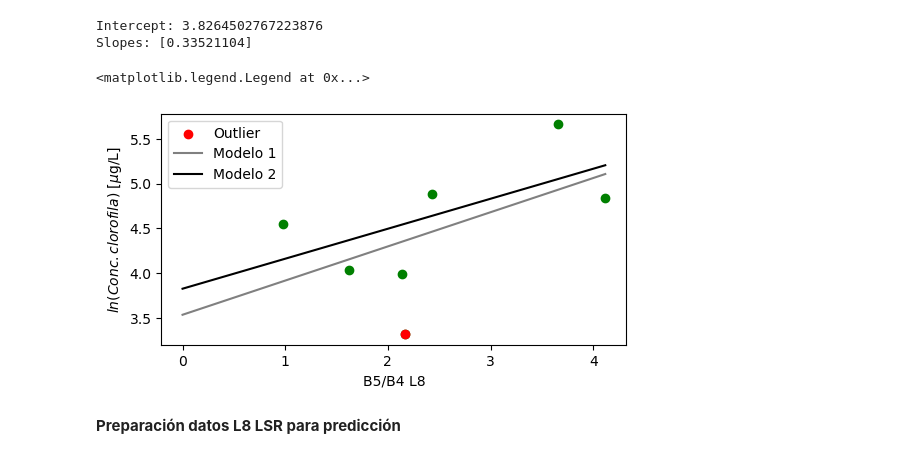
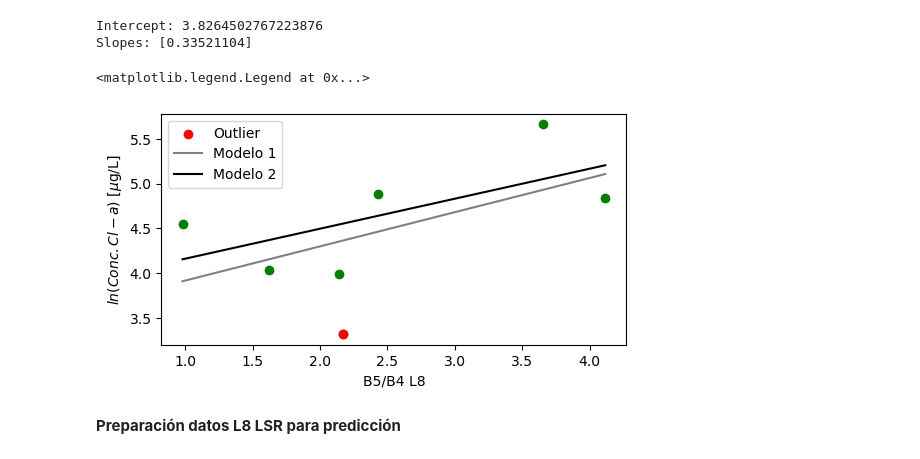
Before and after one commit to francobarrionuevoenv21/MAIE_devs_pub, a Jupyter notebook: Teledt_ambiental/TP2_Clorofila-a/TP2_chlorophyl_SanRoque_L8.ipynb, the cells around one changed output. Saved outputs shown, nothing was run; the diff lists cells and outputs as text; code cells hidden in the pictures.

```diff
--- a/Teledt_ambiental/TP2_Clorofila-a/TP2_chlorophyl_SanRoque_L8.ipynb
+++ b/Teledt_ambiental/TP2_Clorofila-a/TP2_chlorophyl_SanRoque_L8.ipynb
@@ -566,30 +563,30 @@ Slopes: [0.33521104]
 # %%
 # Plot fitted model
 
 # Fitting x and y values
 xFit_vis = b5b4_data
 yFit_vis = log_clor
 xFit_vis02 = b5b4_data_upd
 yFit_vis02 = log_clor_upd
 
 # Model x and y values
-xMod_vis = np.linspace(0, b5b4_data.max(), 1000)
+xMod_vis = np.linspace(b5b4_data.min(), b5b4_data.max(), 1000)
 yMod_vis = xMod_vis*slopes+intercept
-xMod_vis02 = np.linspace(0, b5b4_data_upd.max(), 1000)
+xMod_vis02 = np.linspace(b5b4_data.min(), b5b4_data_upd.max(), 1000)
 yMod_vis02 = xMod_vis02*slopes_02+intercept_02
 
 # Visualize data and model
 fig, ax = plt.subplots(figsize=(6, 3))
 ax.scatter(xFit_vis, yFit_vis, color='green')
 ax.scatter(xFit_vis[-1], yFit_vis[-1], color='red', label='Outlier')
 ax.plot(xMod_vis, yMod_vis, color='gray', label='Modelo 1')
 ax.plot(xMod_vis02, yMod_vis02, color='black', label='Modelo 2')
 ax.set_xlabel('B5/B4 L8', fontsize=10)
-ax.set_ylabel('$ln(Conc. clorofila)$ [$\mu$g/L]', fontsize=10)
+ax.set_ylabel('$ln(Conc. Cl-a)$ [$\mu$g/L]', fontsize=10)
 ax.legend(fontsize=10)
 # %% [output]
 <matplotlib.legend.Legend at 0x...>
-[figure, old version]
+[figure, new version]
 # %% [markdown]
 **Preparación datos L8 LSR para predicción**
 # %%
```
Also changed, not shown: parts of 13 cells of this notebook, 22 other files.
